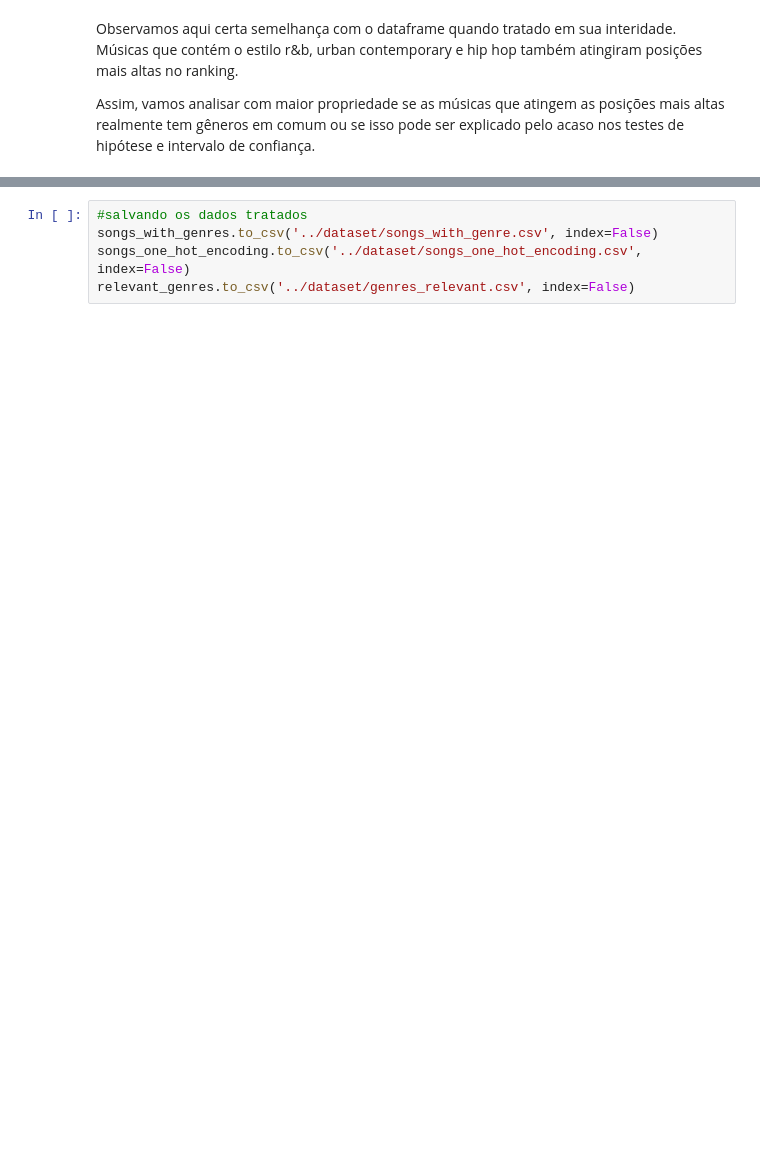
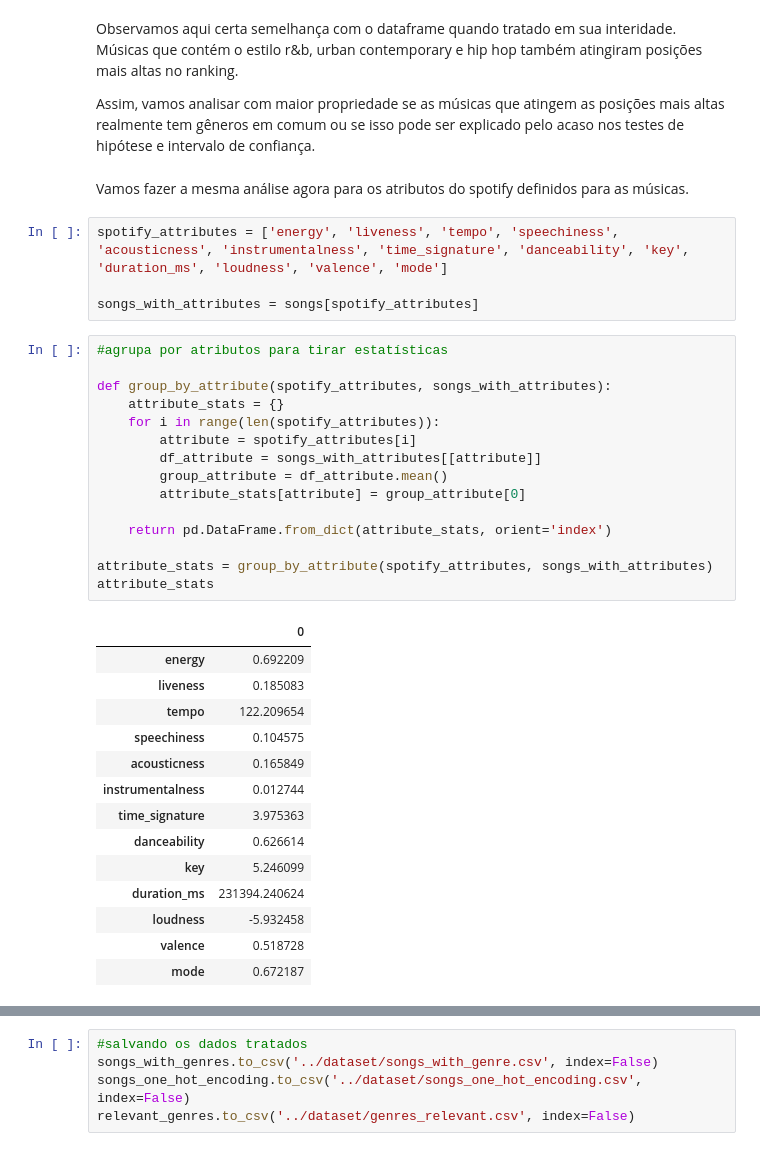
Before and after one commit to mibrahimfm/TP-ICD, a Jupyter notebook: nbs/analise_exploratoria.ipynb, the cells around one changed output, grey strips where cells are left out. Cells and saved outputs as stored; diff of their text form; blank space fills up the shorter version.

Commit message:
Adiciona análise média dos atributos do spotify

```diff
--- a/nbs/analise_exploratoria.ipynb
+++ b/nbs/analise_exploratoria.ipynb
@@ -307,3 +301,39 @@ top_10_genre_stats.sort_values(by='peak_pos')
 Observamos aqui certa semelhança com o dataframe quando tratado em sua interidade. Músicas que contém o estilo r&b, urban contemporary e hip hop também atingiram posições mais altas no ranking.
 
 Assim, vamos analisar com maior propriedade se as músicas que atingem as posições mais altas realmente tem gêneros em comum ou se isso pode ser explicado pelo acaso nos testes de hipótese e intervalo de confiança.
+# %% [markdown]
+Vamos fazer a mesma análise agora para os atributos do spotify definidos para as músicas.
+# %%
+spotify_attributes = ['energy', 'liveness', 'tempo', 'speechiness', 'acousticness', 'instrumentalness', 'time_signature', 'danceability', 'key', 'duration_ms', 'loudness', 'valence', 'mode']
+
+songs_with_attributes = songs[spotify_attributes]
+# %%
+#agrupa por atributos para tirar estatísticas
+
+def group_by_attribute(spotify_attributes, songs_with_attributes):
+    attribute_stats = {}
+    for i in range(len(spotify_attributes)):
+        attribute = spotify_attributes[i]
+        df_attribute = songs_with_attributes[[attribute]]
+        group_attribute = df_attribute.mean()
+        attribute_stats[attribute] = group_attribute[0]
+
+    return pd.DataFrame.from_dict(attribute_stats, orient='index')
+
+attribute_stats = group_by_attribute(spotify_attributes, songs_with_attributes)
+attribute_stats
+# %% [output]
+|  | 0 |
+| energy | 0.692209 |
+| liveness | 0.185083 |
+| tempo | 122.209654 |
+| speechiness | 0.104575 |
+| acousticness | 0.165849 |
+| instrumentalness | 0.012744 |
+| time_signature | 3.975363 |
+| danceability | 0.626614 |
+| key | 5.246099 |
+| duration_ms | 231394.240624 |
+| loudness | -5.932458 |
+| valence | 0.518728 |
+| mode | 0.672187 |
```
Also changed, not shown: parts of 12 cells of this notebook.
